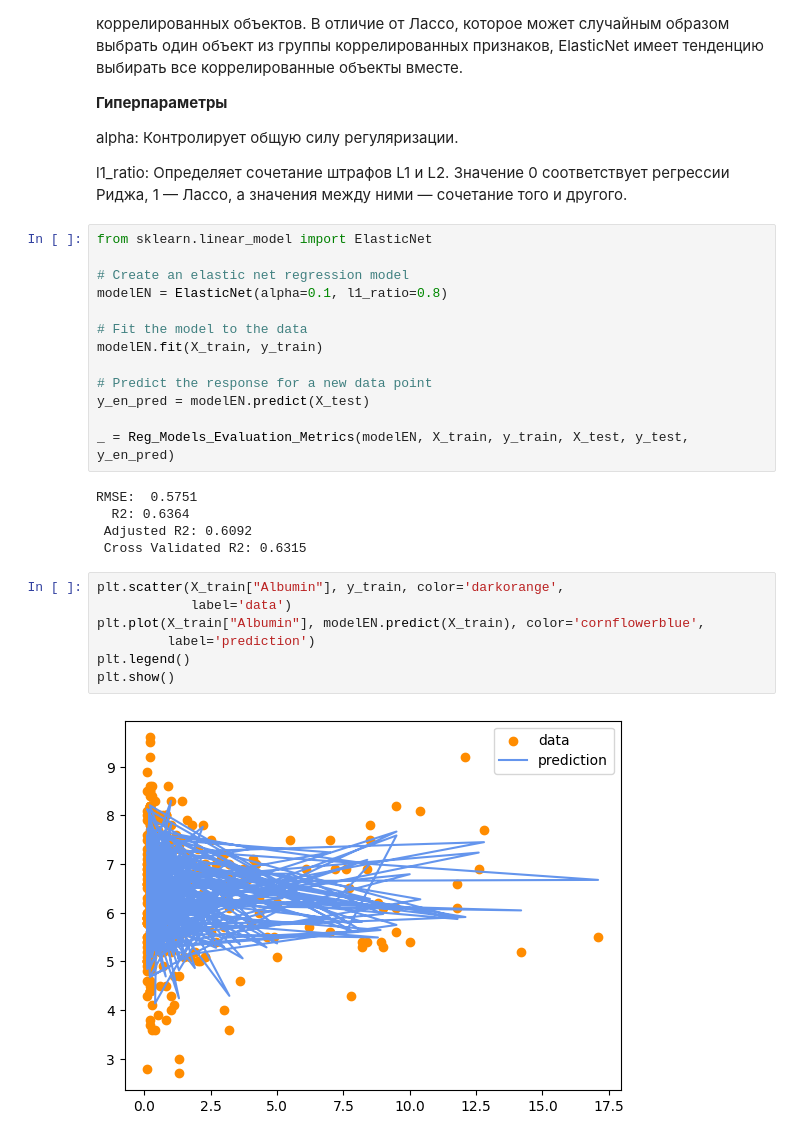
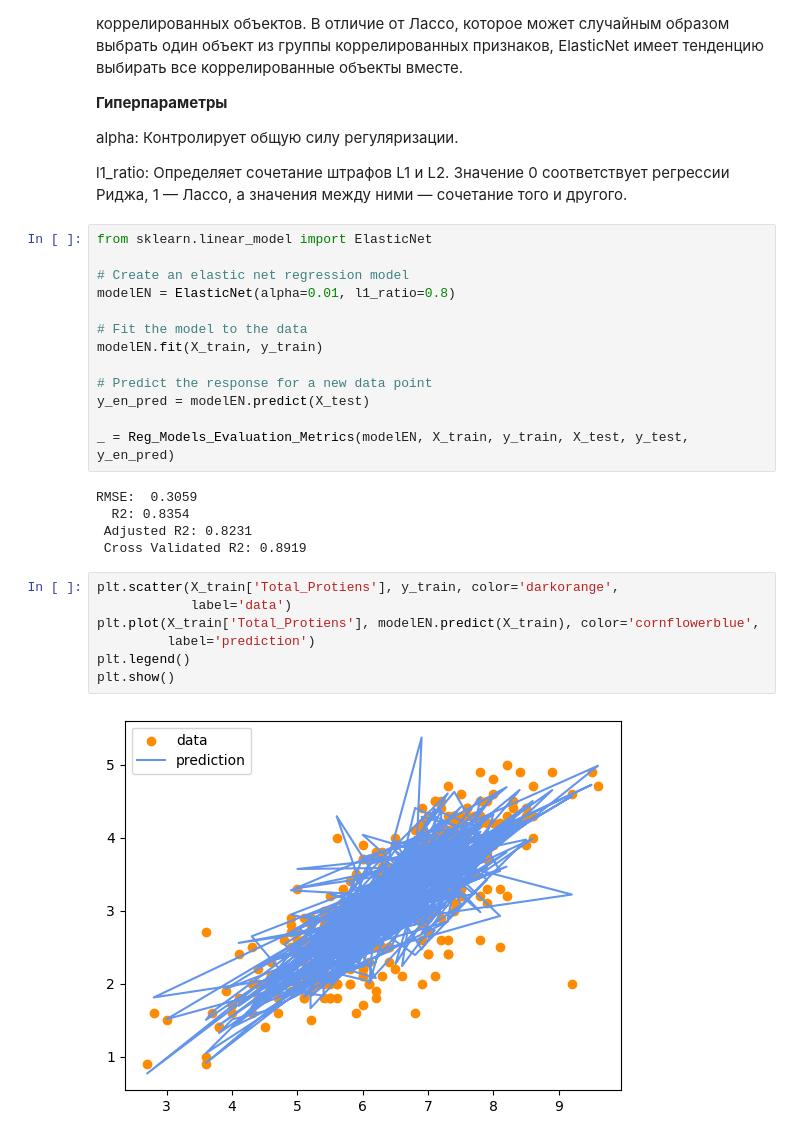
Before and after one commit to QS1lE/ml_data.mining, a Jupyter notebook: practice/practice 4.ipynb, the cells around one changed output. Cells and saved outputs as stored; diff of their text form.

```diff
--- a/practice/practice 4.ipynb
+++ b/practice/practice 4.ipynb
@@ -645,7 +650,7 @@ l1_ratio: Определяет сочетание штрафов L1 и L2. Зн
 from sklearn.linear_model import ElasticNet
 
 # Create an elastic net regression model
-modelEN = ElasticNet(alpha=0.1, l1_ratio=0.8)
+modelEN = ElasticNet(alpha=0.01, l1_ratio=0.8)
 
 # Fit the model to the data
 modelEN.fit(X_train, y_train)
@@ -655,17 +660,17 @@ y_en_pred = modelEN.predict(X_test)
 
 _ = Reg_Models_Evaluation_Metrics(modelEN, X_train, y_train, X_test, y_test, y_en_pred)
 # %% [output]
-RMSE:  0.5751
-  R2: 0.6364
- Adjusted R2: 0.6092
- Cross Validated R2: 0.6315
+RMSE:  0.3059
+  R2: 0.8354
+ Adjusted R2: 0.8231
+ Cross Validated R2: 0.8919
 # %%
-plt.scatter(X_train["Albumin"], y_train, color='darkorange',
+plt.scatter(X_train['Total_Protiens'], y_train, color='darkorange',
             label='data')
-plt.plot(X_train["Albumin"], modelEN.predict(X_train), color='cornflowerblue',
+plt.plot(X_train['Total_Protiens'], modelEN.predict(X_train), color='cornflowerblue',
          label='prediction')
 plt.legend()
 plt.show()
 # %% [output]
-[figure, old version]
+[figure, new version]
 # %% [markdown]
```
Also changed, not shown: parts of 12 cells of this notebook.
